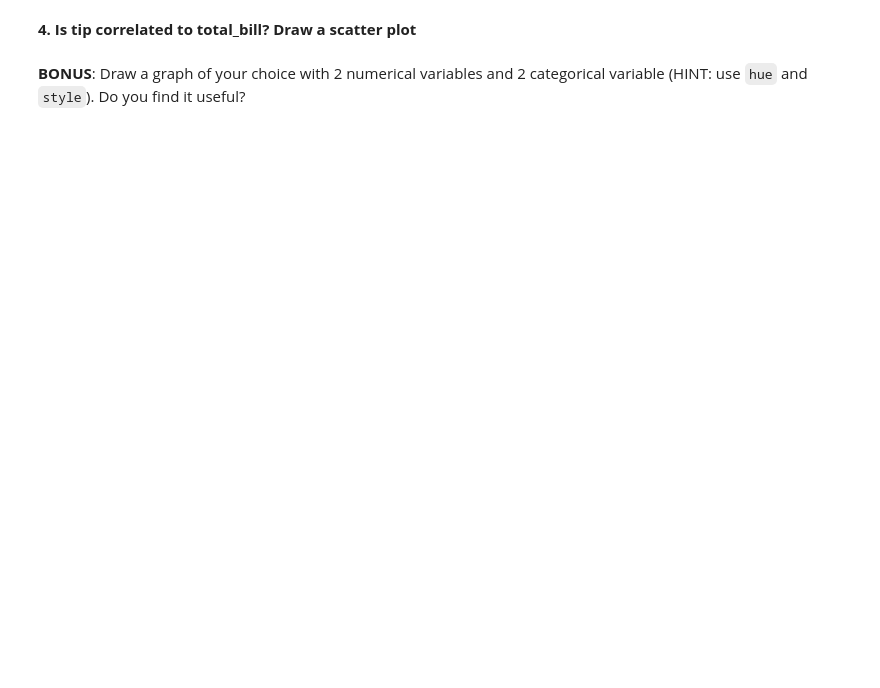
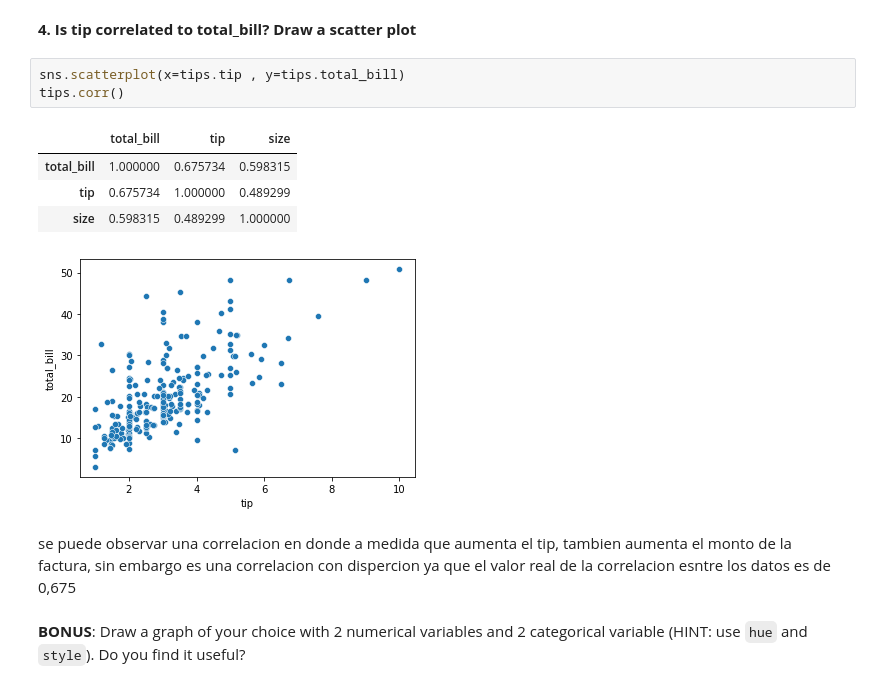
Before and after one commit to ironhack-datalabs/datamad1020-rev, a Jupyter notebook: module-1/lab-matplotlib-seaborn/your-code/challenge-1.ipynb, the cells around one changed output. Cells and saved outputs as stored; diff of their text form; blank space fills up the shorter version.

```diff
--- a/module-1/lab-matplotlib-seaborn/your-code/challenge-1.ipynb
+++ b/module-1/lab-matplotlib-seaborn/your-code/challenge-1.ipynb
@@ -19,4 +59,15 @@ Answer all questions by drawing a graph. Then explain.
 # %% [markdown]
 **4. Is tip correlated to total_bill? Draw a scatter plot**
+# %%
+sns.scatterplot(x=tips.tip , y=tips.total_bill)
+tips.corr()
+# %% [output]
+|  | total_bill | tip | size |
+| total_bill | 1.000000 | 0.675734 | 0.598315 |
+| tip | 0.675734 | 1.000000 | 0.489299 |
+| size | 0.598315 | 0.489299 | 1.000000 |
+[figure, added]
+# %% [markdown]
+se puede observar una correlacion en donde a medida que aumenta el tip, tambien aumenta el monto de la factura, sin embargo es una correlacion con dispercion ya que el valor real de la correlacion esntre los datos es de 0,675
 # %% [markdown]
 **BONUS**: Draw a graph of your choice with 2 numerical variables and 2 categorical variable (HINT: use `hue` and `style`). Do you find it useful?
```
Also changed, not shown: parts of 9 cells of this notebook, 1 other file.
